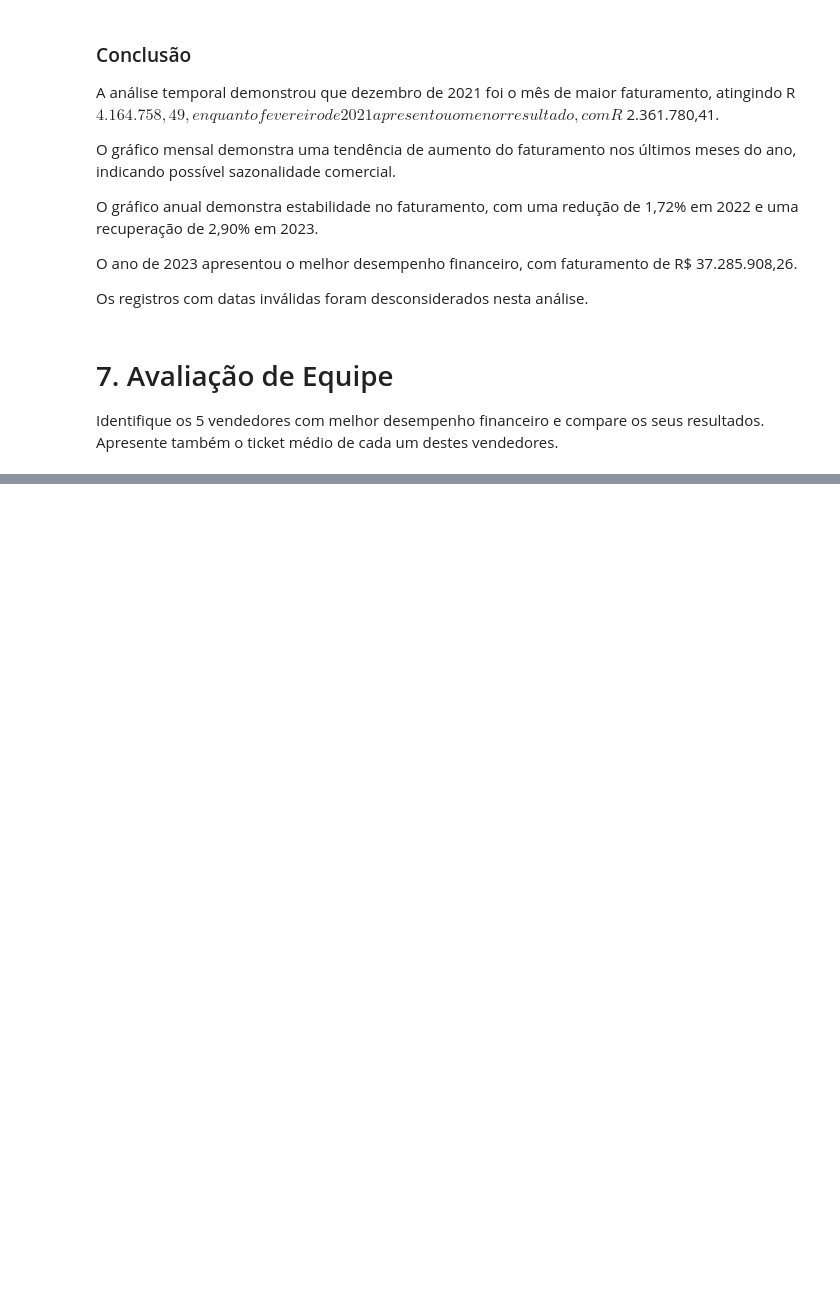
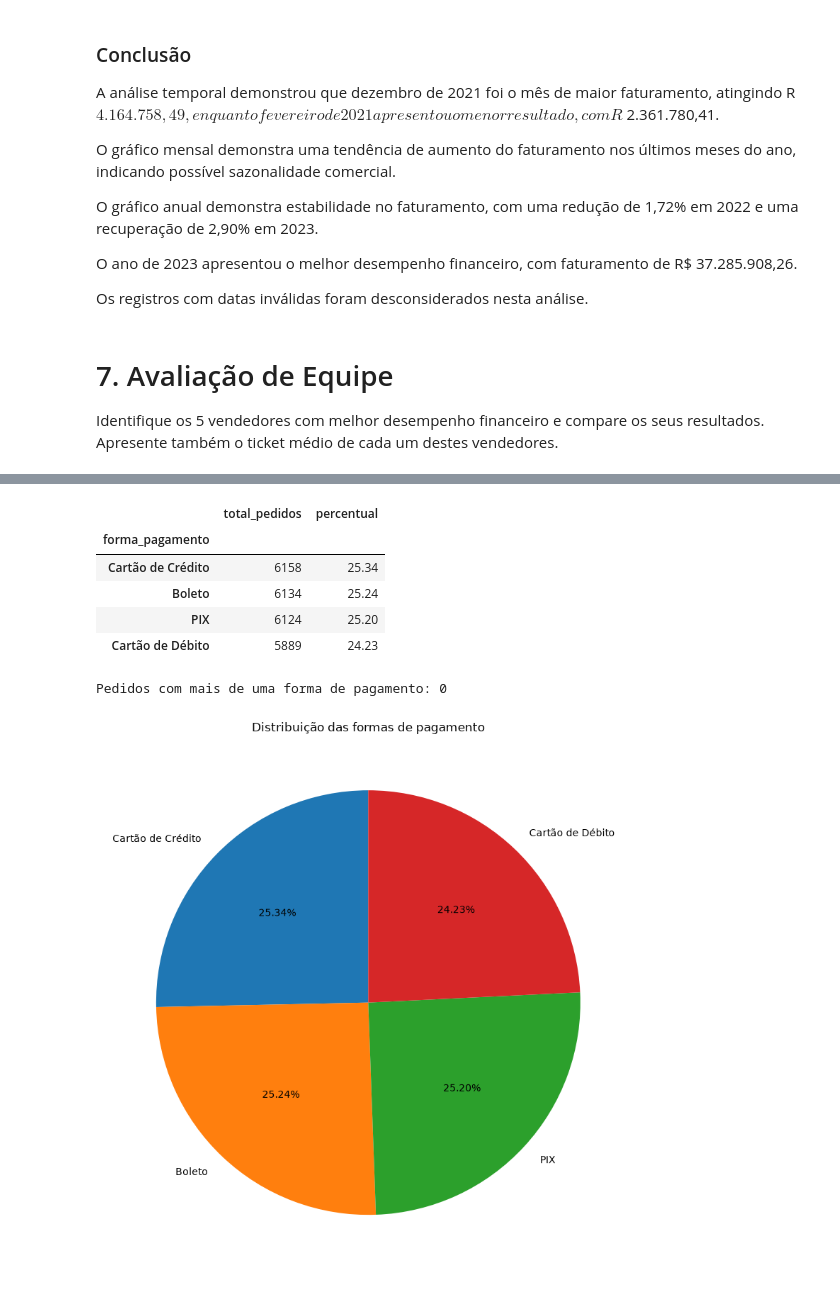
Before and after one commit to zduend/projeto_final, a Jupyter notebook: resolucao/projeto_final.ipynb, the cells around one changed output, grey strips where cells are left out. Saved outputs shown, nothing was run; the diff lists cells and outputs as text; code cells hidden in the pictures; blank space fills up the shorter version.

```diff
--- a/resolucao/projeto_final.ipynb
+++ b/resolucao/projeto_final.ipynb
@@ -567,0 +612,47 @@ plt.show()
+# %%
+#Pedidos por forma de pagamento
+formas_pagamento = (
+    df_concluidas.groupby("forma_pagamento")["id_pedido"]
+    .nunique()
+    .sort_values(ascending=False)
+)
+
+#Calculando a participação percentual
+percentual_pagamento = (
+    formas_pagamento / formas_pagamento.sum() * 100
+)
+
+#Organizando os resultados em uma tabela
+analise_pagamento = pd.DataFrame({
+    "total_pedidos": formas_pagamento,
+    "percentual": percentual_pagamento.round(2)
+})
+
+display(analise_pagamento)
+
+#Pedidos com mais de uma forma de pagamento
+print("Pedidos com mais de uma forma de pagamento:",
+      (df_concluidas.groupby("id_pedido")["forma_pagamento"]
+      .nunique() > 1 ).sum())
+
+#GRAFICO 07 DISTRIBUIÇÃO DE FORMAS DE PAGAMENTO
+formas_pagamento.plot(
+    kind="pie",
+    figsize=(8, 8),
+    autopct="%1.2f%%",
+    startangle=90
+)
+
+plt.title("Distribuição das formas de pagamento")
+plt.ylabel("")
+plt.tight_layout()
+plt.show()
+# %% [output]
+|  | total_pedidos | percentual |
+| forma_pagamento |  |  |
+| Cartão de Crédito | 6158 | 25.34 |
+| Boleto | 6134 | 25.24 |
+| PIX | 6124 | 25.20 |
+| Cartão de Débito | 5889 | 24.23 |
+Pedidos com mais de uma forma de pagamento: 0
+[figure, added]
```
Also changed, not shown: parts of 14 cells of this notebook.
